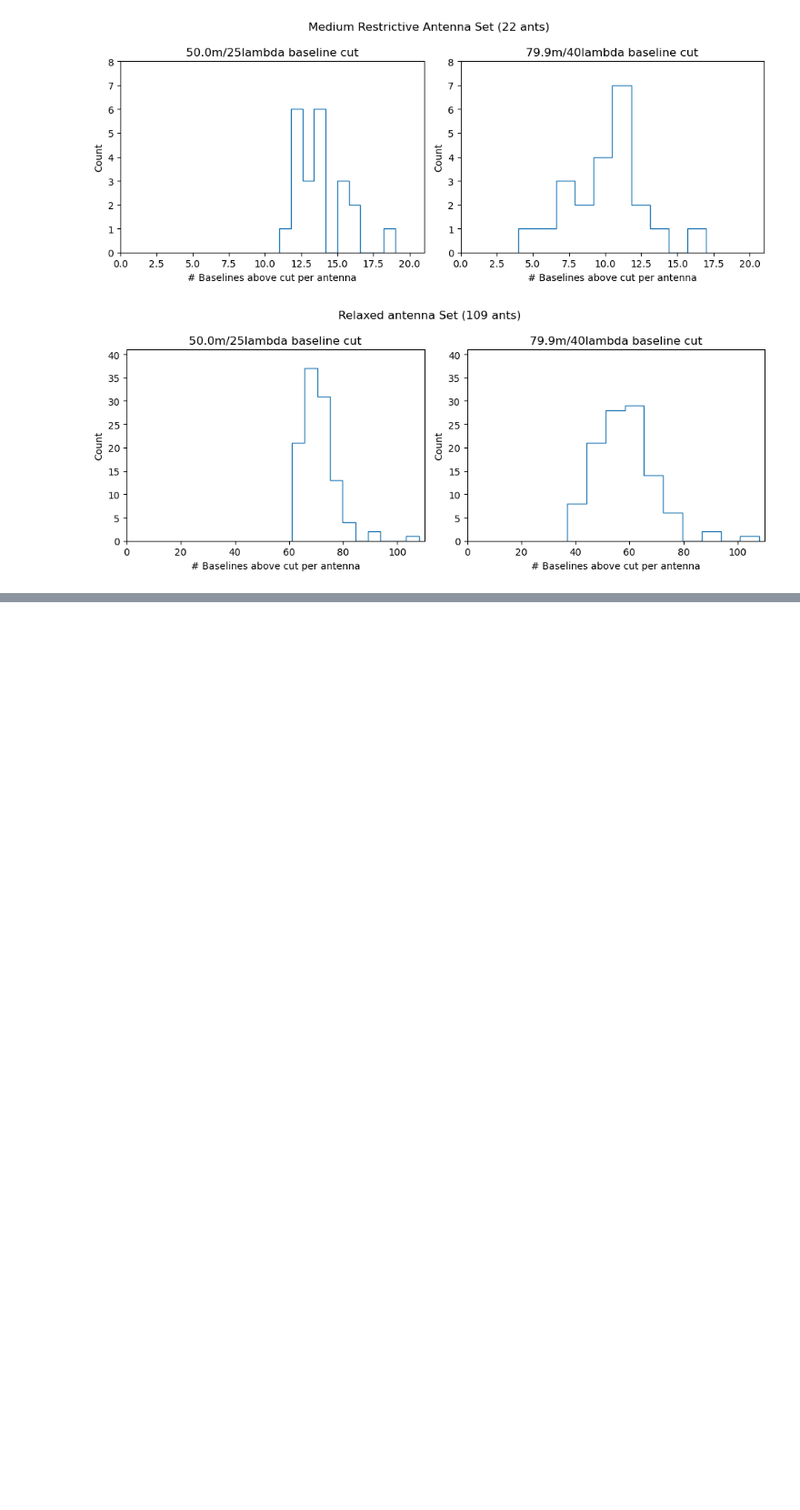
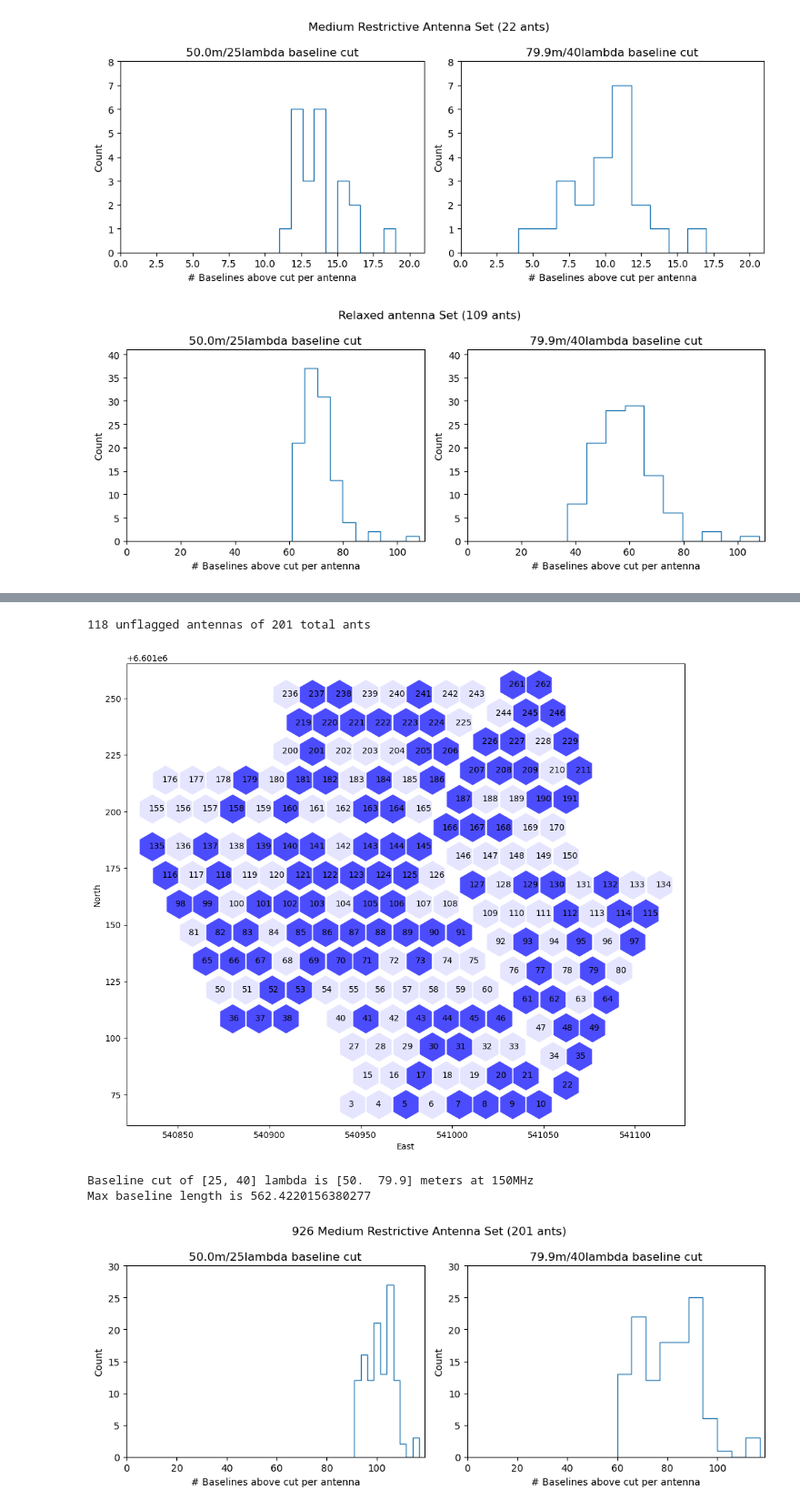
Before and after one commit to dstorer/djs_fhd_pipeline, a Jupyter notebook: djs_fhd_pipeline/plotBaselineLengthHistograms.ipynb, the cells around one changed output, grey strips where cells are left out. Shown: that part at 91% size. Saved outputs shown, nothing was run; the diff lists cells and outputs as text; code cells hidden in the pictures; blank space fills up the shorter version.

```diff
--- a/djs_fhd_pipeline/plotBaselineLengthHistograms.ipynb
+++ b/djs_fhd_pipeline/plotBaselineLengthHistograms.ipynb
@@ -185,0 +206,22 @@ Baseline cut of [25, 40] lambda is [50.  79.9] meters at 150MHz
+# %%
+file = '/lustre/aoc/projects/hera/dstorer/H6C_data/2459926/zen.2459926.29075.sum.uvh5'
+exants = [100, 119, 138, 147, 148, 149, 3, 15, 16, 18, 27, 29, 34, 40, 42, 47, 51, 54, 55, 56, 57, 58, 59, 60, 63, 68, 72, 80, 81, 84, 94, 96, 104, 108, 109, 110, 111, 113, 117, 128, 133, 142, 146, 155, 156, 170, 180, 185, 189, 200, 203, 225, 320, 28, 131, 32, 50, 78, 92, 126, 159, 161, 165, 210, 240, 242, 243, 4, 107, 120, 202, 244, 329, 19, 136, 162, 150, 228, 74, 157, 183, 169, 239]
+uv = UVData()
+uv.read(file)
+ants = uv.get_ants()
+use_ants = []
+for ant in ants:
+    if ant not in exants:
+        use_ants.append(ant)
+print(f'{len(use_ants)} unflagged antennas of {len(ants)} total ants')
+uv.select(antenna_nums=use_ants)
+plot_antenna_positions(uv,hexsize=35)
+
+plotBlLengthHists_perAnt(uv,bl_cut=[25,40],freq=150,suptitle=f'926 Medium Restrictive Antenna Set ({len(ants)} ants)',
+                        savefig=True,outfig='2459926_blLengthHists.pdf',write_params=False)
+# %% [output]
+118 unflagged antennas of 201 total ants
+[figure, added]
+Baseline cut of [25, 40] lambda is [50.  79.9] meters at 150MHz
+Max baseline length is 562.4220156380277
+[figure, added]
```
Also changed, not shown: parts of 6 cells of this notebook, 14 other files.
